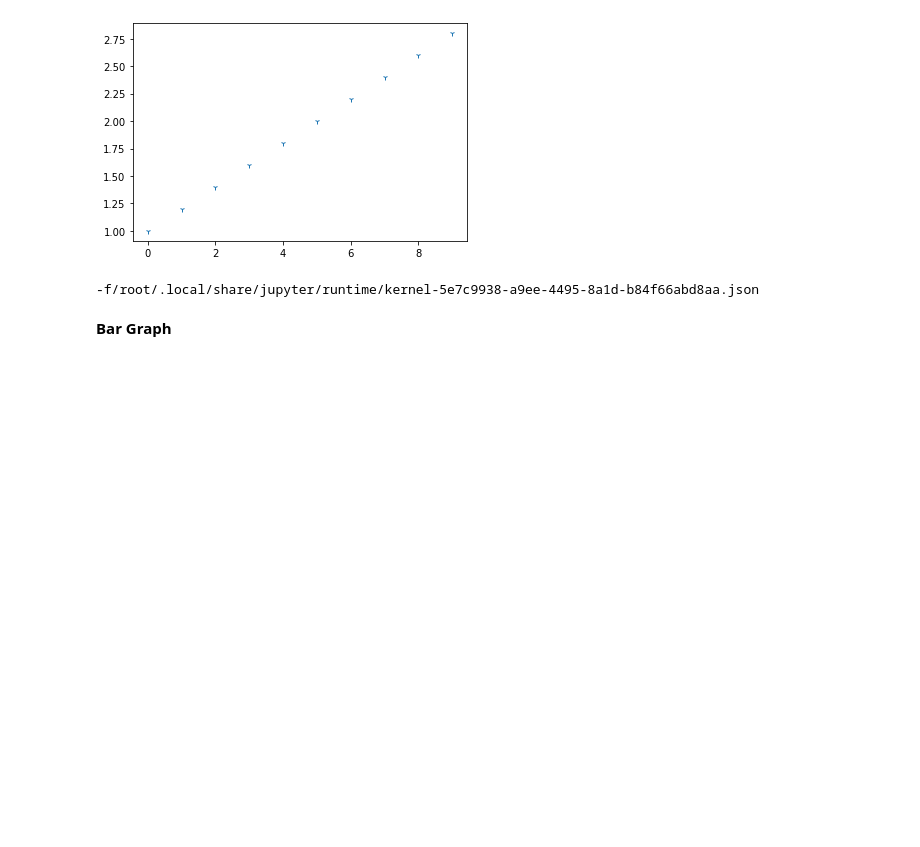
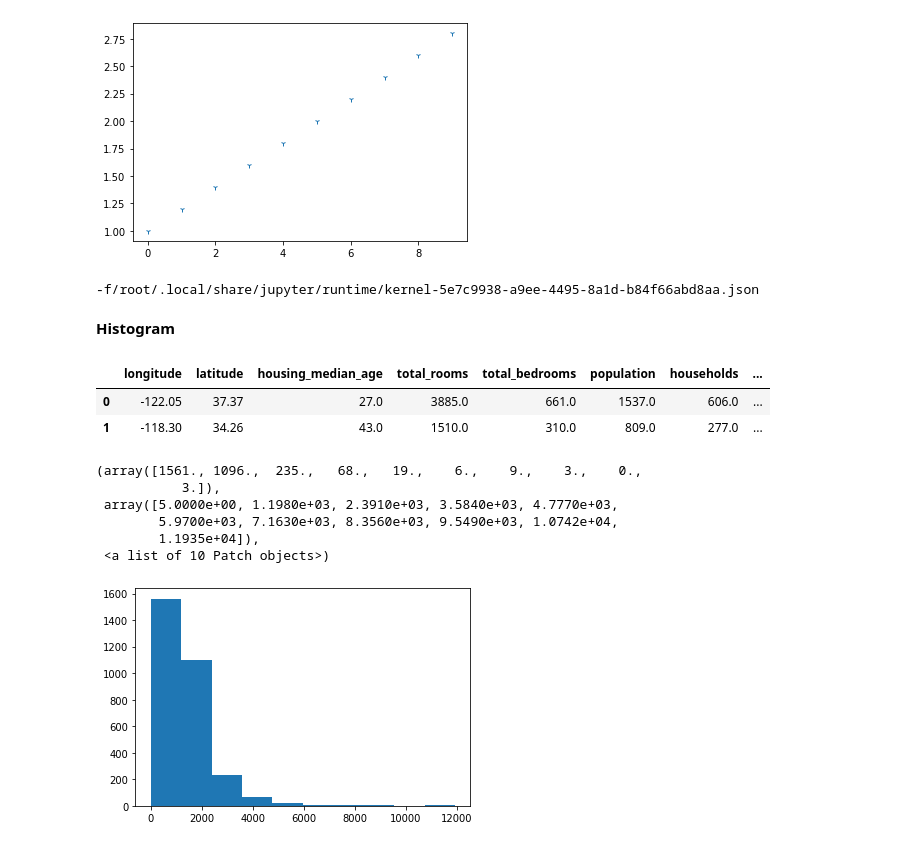
Before and after one commit to ayushi-2310/Ayushi-DAML-2021-22, a Jupyter notebook: HET_DataVisualisation.ipynb, the cells around one changed output. Drawn from its saved outputs; the diff is of its cells as text; code cells hidden in the pictures; blank space fills up the shorter version.

```diff
--- a/HET_DataVisualisation.ipynb
+++ b/HET_DataVisualisation.ipynb
@@ -95,5 +103,22 @@ import sys
 print(sys.argv[1]+sys.argv[2])
 # %% [output]
 -f/root/.local/share/jupyter/runtime/kernel-5e7c9938-a9ee-4495-8a1d-b84f66abd8aa.json
-# %% [markdown]
-**Bar Graph**
+# %% [markdown]
+**Histogram**
+# %%
+df=pd.read_csv('/content/sample_data/california_housing_test.csv')
+df.head(2)
+# %% [output]
+|  | longitude | latitude | housing_median_age | total_rooms | total_bedrooms | population | households | ... |
+| 0 | -122.05 | 37.37 | 27.0 | 3885.0 | 661.0 | 1537.0 | 606.0 | ... |
+| 1 | -118.30 | 34.26 | 43.0 | 1510.0 | 310.0 | 809.0 | 277.0 | ... |
+# %%
+plt.hist(df['population'])
+# %% [output]
+(array([1561., 1096.,  235.,   68.,   19.,    6.,    9.,    3.,    0.,
+           3.]),
+ array([5.0000e+00, 1.1980e+03, 2.3910e+03, 3.5840e+03, 4.7770e+03,
+        5.9700e+03, 7.1630e+03, 8.3560e+03, 9.5490e+03, 1.0742e+04,
+        1.1935e+04]),
+ <a list of 10 Patch objects>)
+[figure, added]
```
Also changed, not shown: parts of 29 cells of this notebook.
